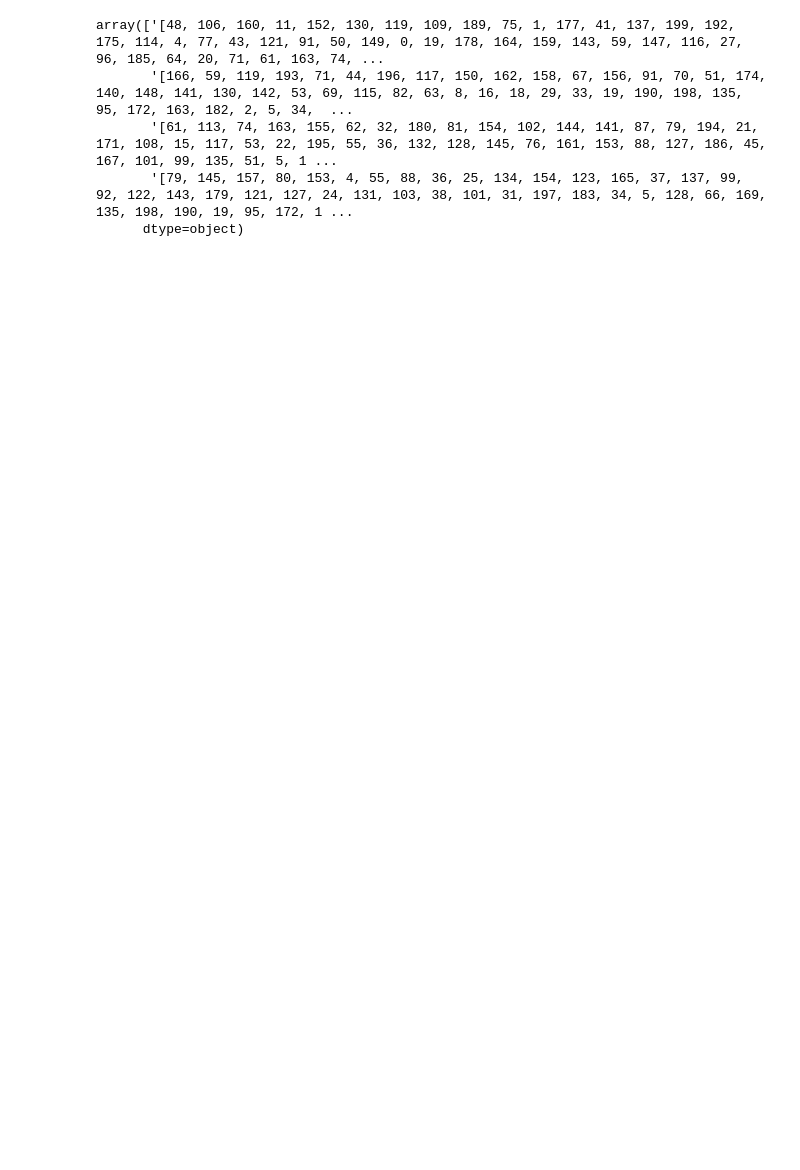
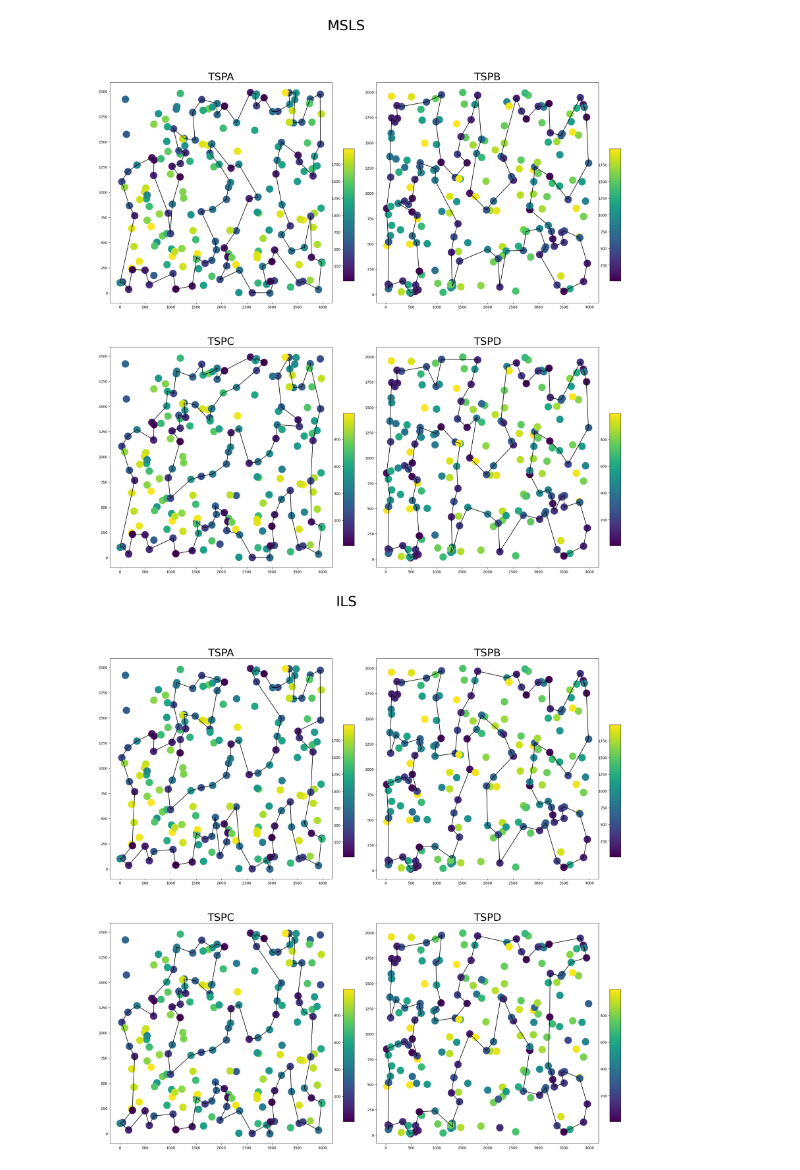
Before and after one commit to aksenyuk/evolutionary-computation, a Jupyter notebook: msls-ils/msls_ils.ipynb, the cells around one changed output. Cells and saved outputs as stored; diff of their text form; code cells hidden in the pictures; blank space fills up the shorter version.

Commit message:
plots, pseudocode

```diff
--- a/msls-ils/msls_ils.ipynb
+++ b/msls-ils/msls_ils.ipynb
@@ -283,10 +267,55 @@ print(df2.custom_format.values)
 # %%
 min_idx = df.groupby('instance')['total_cost'].idxmin()
 
-df.loc[min_idx]['solution'].values
+# list(df.loc[min_idx]['solution'].values)
-# %% [output]
-array(['[48, 106, 160, 11, 152, 130, 119, 109, 189, 75, 1, 177, 41, 137, 199, 192, 175, 114, 4, 77, 43, 121, 91, 50, 149, 0, 19, 178, 164, 159, 143, 59, 147, 116, 27, 96, 185, 64, 20, 71, 61, 163, 74, ...
-       '[166, 59, 119, 193, 71, 44, 196, 117, 150, 162, 158, 67, 156, 91, 70, 51, 174, 140, 148, 141, 130, 142, 53, 69, 115, 82, 63, 8, 16, 18, 29, 33, 19, 190, 198, 135, 95, 172, 163, 182, 2, 5, 34,  ...
-       '[61, 113, 74, 163, 155, 62, 32, 180, 81, 154, 102, 144, 141, 87, 79, 194, 21, 171, 108, 15, 117, 53, 22, 195, 55, 36, 132, 128, 145, 76, 161, 153, 88, 127, 186, 45, 167, 101, 99, 135, 51, 5, 1 ...
-       '[79, 145, 157, 80, 153, 4, 55, 88, 36, 25, 134, 154, 123, 165, 37, 137, 99, 92, 122, 143, 179, 121, 127, 24, 131, 103, 38, 101, 31, 197, 183, 34, 5, 128, 66, 169, 135, 198, 190, 19, 95, 172, 1 ...
-      dtype=object)
+# %%
+best_solutions = {
+    'MSLS': {
+        '../data/TSPA.csv': [59, 96, 147, 27, 116, 185, 64, 20, 71, 61, 163, 74, 113, 132, 128, 36, 55, 195, 22, 117, 53, 62, 108, 171, 81, 154, 144, 87, 141, 24, 6, 156, 172, 66, 98, 190, 72, 12, 94, 42, 89, 73, 31, 111, 14, 80, 124, 8, 169, 95, 112, 51, 135, 134, 119, 109, 130, 92, 26, 48, 106, 160, 11, 152, 189, 75, 174, 137, 177, 1, 41, 199, 192, 43, 77, 4, 114, 175, 167, 101, 45, 186, 79, 194, 21, 170, 127, 88, 153, 161, 76, 91, 121, 50, 149, 0, 19, 178, 164, 143],
+        '../data/TSPB.csv': [18, 132, 185, 73, 136, 33, 29, 16, 172, 95, 135, 198, 190, 19, 145, 157, 80, 153, 55, 88, 137, 37, 165, 36, 25, 134, 154, 112, 50, 99, 57, 0, 169, 66, 92, 122, 143, 179, 121, 127, 24, 131, 103, 38, 101, 31, 34, 183, 197, 26, 128, 5, 133, 2, 182, 163, 115, 113, 69, 82, 63, 8, 139, 107, 59, 119, 193, 71, 44, 150, 162, 158, 117, 196, 192, 21, 142, 130, 141, 148, 140, 174, 51, 70, 91, 156, 67, 114, 72, 58, 89, 129, 64, 159, 147, 181, 170, 189, 12, 52],
+        '../data/TSPC.csv': [161, 76, 145, 128, 132, 36, 55, 195, 22, 53, 117, 15, 108, 171, 157, 21, 194, 79, 67, 24, 66, 98, 156, 172, 6, 141, 87, 144, 102, 133, 154, 81, 180, 32, 62, 93, 155, 163, 74, 113, 61, 71, 20, 64, 185, 116, 27, 147, 96, 59, 143, 164, 178, 19, 69, 0, 149, 50, 121, 91, 114, 4, 77, 192, 199, 41, 177, 1, 75, 189, 109, 119, 130, 152, 11, 160, 106, 48, 26, 8, 80, 111, 31, 73, 12, 94, 72, 112, 95, 169, 51, 135, 99, 101, 167, 45, 186, 127, 88, 153],
+        '../data/TSPD.csv': [36, 165, 37, 137, 88, 55, 4, 153, 80, 157, 145, 79, 19, 190, 198, 135, 95, 172, 16, 29, 18, 132, 185, 73, 136, 170, 189, 181, 147, 159, 64, 129, 89, 72, 114, 67, 3, 156, 91, 51, 174, 140, 148, 141, 130, 142, 21, 192, 196, 117, 150, 162, 44, 71, 119, 59, 107, 12, 52, 65, 14, 8, 63, 82, 69, 32, 113, 115, 40, 163, 182, 2, 5, 34, 183, 197, 31, 101, 38, 103, 131, 121, 24, 127, 179, 143, 122, 92, 26, 66, 169, 0, 57, 99, 43, 50, 112, 154, 134, 25],
+    },
+    'ILS': {
+        '../data/TSPA.csv': [48, 106, 160, 11, 152, 130, 119, 109, 189, 75, 1, 177, 41, 137, 199, 192, 175, 114, 4, 77, 43, 121, 91, 50, 149, 0, 19, 178, 164, 159, 143, 59, 147, 116, 27, 96, 185, 64, 20, 71, 61, 163, 74, 113, 195, 53, 62, 32, 180, 81, 154, 144, 141, 87, 79, 194, 21, 171, 108, 15, 117, 22, 55, 36, 132, 128, 145, 76, 161, 153, 88, 127, 186, 45, 167, 101, 99, 135, 51, 112, 66, 6, 172, 156, 98, 190, 72, 12, 94, 89, 73, 31, 111, 14, 80, 95, 169, 8, 26, 92],
+        '../data/TSPB.csv': [166, 59, 119, 193, 71, 44, 196, 117, 150, 162, 158, 67, 156, 91, 70, 51, 174, 140, 148, 141, 130, 142, 53, 69, 115, 82, 63, 8, 16, 18, 29, 33, 19, 190, 198, 135, 95, 172, 163, 182, 2, 5, 34, 183, 197, 31, 101, 38, 103, 131, 24, 127, 121, 179, 143, 122, 92, 26, 66, 169, 0, 57, 99, 50, 112, 154, 134, 25, 36, 165, 37, 137, 88, 55, 153, 80, 157, 145, 79, 136, 73, 185, 132, 52, 139, 107, 12, 189, 170, 181, 147, 159, 64, 129, 89, 58, 171, 72, 114, 85],
+        '../data/TSPC.csv': [61, 113, 74, 163, 155, 62, 32, 180, 81, 154, 102, 144, 141, 87, 79, 194, 21, 171, 108, 15, 117, 53, 22, 195, 55, 36, 132, 128, 145, 76, 161, 153, 88, 127, 186, 45, 167, 101, 99, 135, 51, 5, 112, 66, 6, 172, 156, 98, 190, 72, 12, 94, 89, 73, 31, 95, 169, 110, 8, 26, 92, 48, 106, 160, 11, 152, 130, 119, 109, 189, 75, 1, 177, 41, 137, 199, 192, 43, 77, 4, 114, 91, 121, 50, 149, 0, 19, 178, 164, 159, 143, 59, 147, 116, 27, 96, 185, 64, 20, 71],
+        '../data/TSPD.csv': [79, 145, 157, 80, 153, 4, 55, 88, 36, 25, 134, 154, 123, 165, 37, 137, 99, 92, 122, 143, 179, 121, 127, 24, 131, 103, 38, 101, 31, 197, 183, 34, 5, 128, 66, 169, 135, 198, 190, 19, 95, 172, 16, 8, 63, 82, 115, 69, 113, 53, 142, 130, 141, 148, 140, 188, 174, 51, 70, 91, 156, 3, 67, 158, 162, 150, 117, 196, 44, 71, 193, 119, 59, 166, 85, 114, 72, 171, 58, 89, 129, 64, 159, 147, 181, 170, 47, 189, 109, 12, 107, 97, 139, 52, 18, 132, 185, 73, 61, 136],
+    }
+}
+# %%
+for algo in best_solutions:
+    fig, ax = plt.subplots(2, 2, figsize=(25, 25))
+    ax = ax.flatten()
+    idx = 0
+    fig.suptitle(algo, fontsize=40)
+    for instance in best_solutions[algo]:
+        solution = best_solutions[algo][instance]
+        df = pd.read_csv(instance, names=['x', 'y', 'cost'], sep=';')
+        weights = df['cost']
+        cmap = plt.cm.viridis
+        norm = mcolors.Normalize(vmin=min(weights), vmax=max(weights))
+        ax[idx].set_title(instance.replace('../data/', '').replace('.csv', ''), fontsize=30)
+        for i in range(len(df)):
+            x, y, cost = df.iloc[i]['x'], df.iloc[i]['y'], df.iloc[i]['cost']
+            ax[idx].plot(x, y, "o", markersize=20, color=cmap(norm(cost)))
+        for i in range(len(solution)-1):
+            x, y, cost = df.iloc[solution[i]]['x'], df.iloc[solution[i]]['y'], df.iloc[solution[i]]['cost']
+            x_next, y_next = df.iloc[solution[i+1]]['x'], df.iloc[solution[i+1]]['y']
+            ax[idx].plot((x, x_next), (y, y_next), "-", color='black')
+        x, y = df.iloc[solution[0]]['x'], df.iloc[solution[0]]['y']
+        ax[idx].plot((x, x_next), (y, y_next), "-", color='black')
+
+        axins = ax[idx].inset_axes([1.05, 0.1, 0.05, 0.6], transform=ax[idx].transAxes)
+        gradient = np.linspace(0, 1, 256).reshape(-1, 1)
+
+        axins.imshow(gradient, aspect='auto', cmap=cmap, origin='lower', extent=[0, 1, min(weights), max(weights)])
+        axins.xaxis.set_visible(False)
+
+        idx += 1
+
+    plt.savefig(f'./plots/{algo}.png', dpi=300)
+    plt.show()
+# %% [output]
+[figure, added]
+[figure, added]
```
Also changed, not shown: parts of 5 cells of this notebook, 4 other files.
